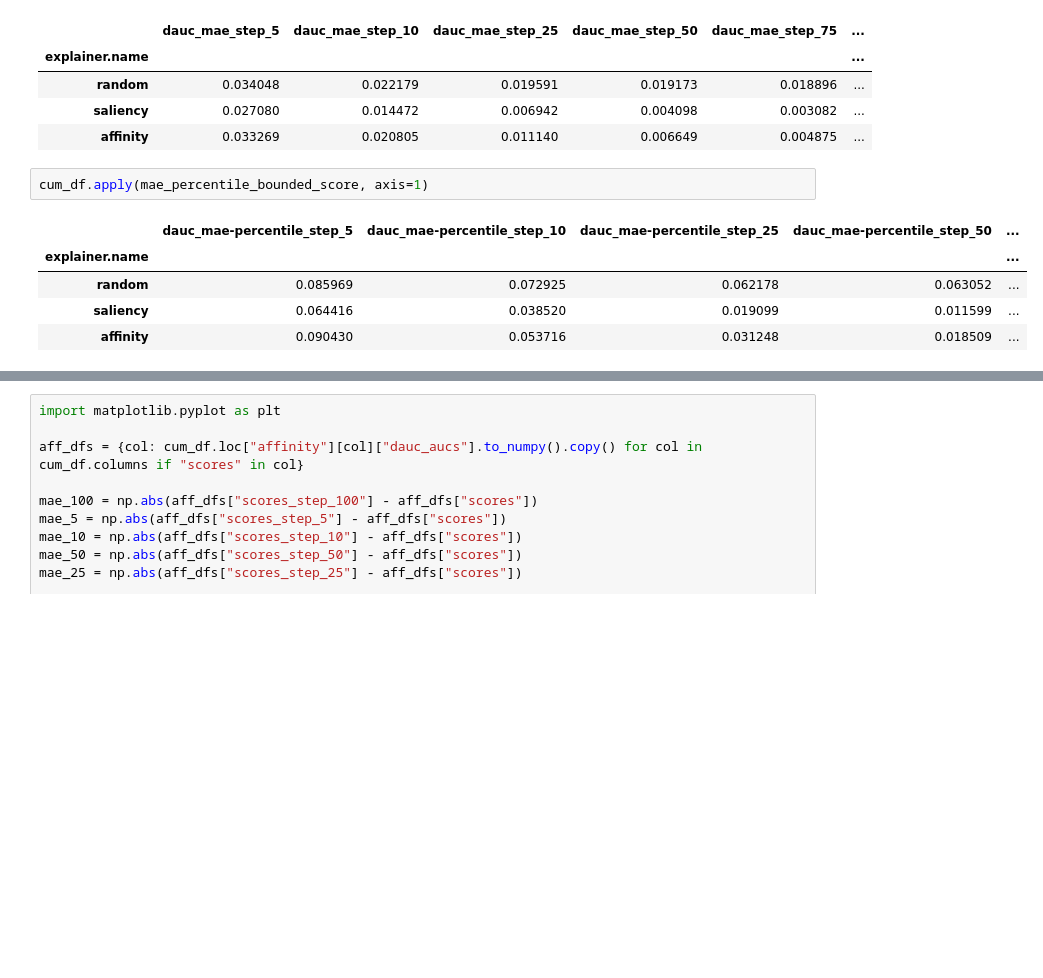
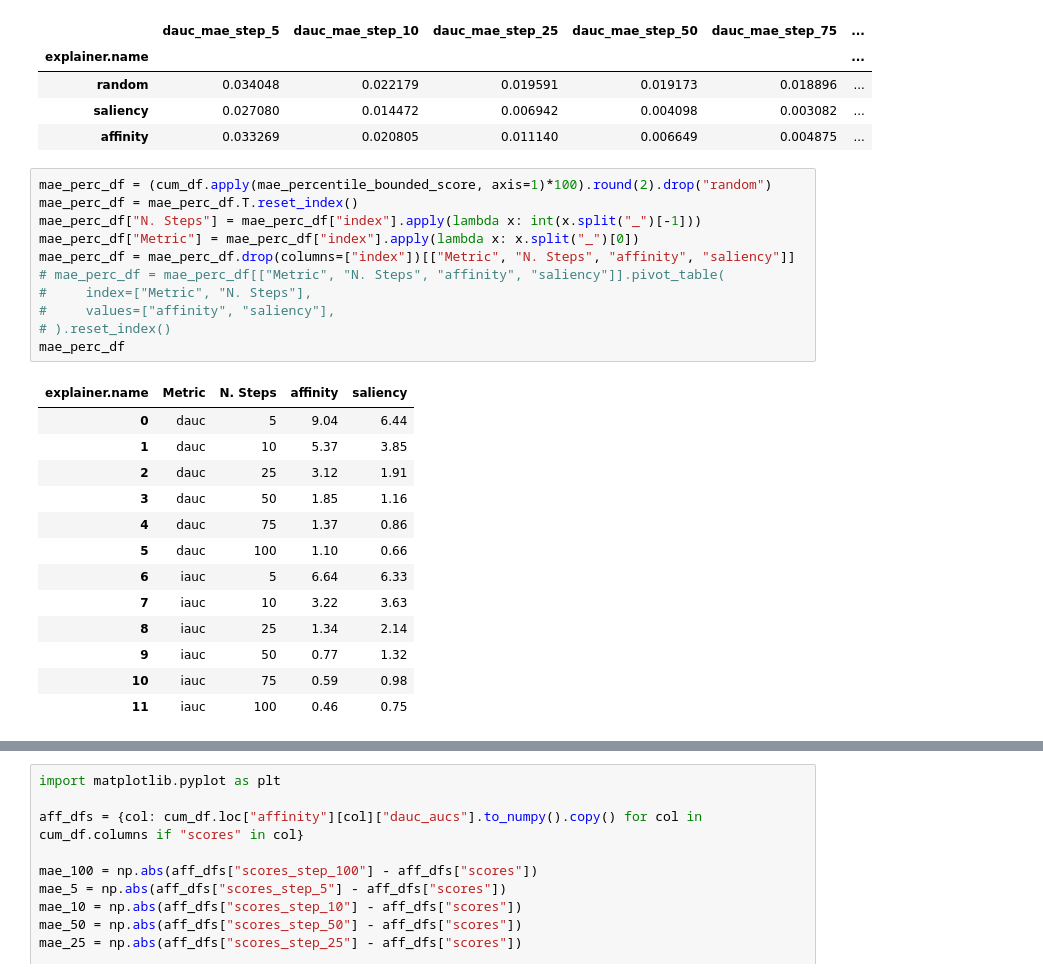
Before and after one commit to pasqualedem/AffinityExplainer, a Jupyter notebook: notebooks/ablation.ipynb, the cells around one changed output, grey strips where cells are left out. Drawn from its saved outputs; the diff is of its cells as text; blank space fills up the shorter version.

```diff
--- a/ablation.ipynb
+++ b/notebooks/ablation.ipynb
@@ -235,10 +235,27 @@ cum_df.apply(mae_score, axis=1)
 | saliency | 0.027080 | 0.014472 | 0.006942 | 0.004098 | 0.003082 | ... |
 | affinity | 0.033269 | 0.020805 | 0.011140 | 0.006649 | 0.004875 | ... |
 # %%
-cum_df.apply(mae_percentile_bounded_score, axis=1)
+mae_perc_df = (cum_df.apply(mae_percentile_bounded_score, axis=1)*100).round(2).drop("random")
+mae_perc_df = mae_perc_df.T.reset_index()
+mae_perc_df["N. Steps"] = mae_perc_df["index"].apply(lambda x: int(x.split("_")[-1]))
+mae_perc_df["Metric"] = mae_perc_df["index"].apply(lambda x: x.split("_")[0])
+mae_perc_df = mae_perc_df.drop(columns=["index"])[["Metric", "N. Steps", "affinity", "saliency"]]
+# mae_perc_df = mae_perc_df[["Metric", "N. Steps", "affinity", "saliency"]].pivot_table(
+#     index=["Metric", "N. Steps"],
+#     values=["affinity", "saliency"],
+# ).reset_index()
+mae_perc_df
 # %% [output]
-|  | dauc_mae-percentile_step_5 | dauc_mae-percentile_step_10 | dauc_mae-percentile_step_25 | dauc_mae-percentile_step_50 | ... |
-| explainer.name |  |  |  |  | ... |
-| random | 0.085969 | 0.072925 | 0.062178 | 0.063052 | ... |
-| saliency | 0.064416 | 0.038520 | 0.019099 | 0.011599 | ... |
-| affinity | 0.090430 | 0.053716 | 0.031248 | 0.018509 | ... |
+| explainer.name | Metric | N. Steps | affinity | saliency |
+| 0 | dauc | 5 | 9.04 | 6.44 |
+| 1 | dauc | 10 | 5.37 | 3.85 |
+| 2 | dauc | 25 | 3.12 | 1.91 |
+| 3 | dauc | 50 | 1.85 | 1.16 |
+| 4 | dauc | 75 | 1.37 | 0.86 |
+| 5 | dauc | 100 | 1.10 | 0.66 |
+| 6 | iauc | 5 | 6.64 | 6.33 |
+| 7 | iauc | 10 | 3.22 | 3.63 |
+| 8 | iauc | 25 | 1.34 | 2.14 |
+| 9 | iauc | 50 | 0.77 | 1.32 |
+| 10 | iauc | 75 | 0.59 | 0.98 |
+| 11 | iauc | 100 | 0.46 | 0.75 |
```
Also changed, not shown: parts of 1 cell of this notebook, 7 other files.
